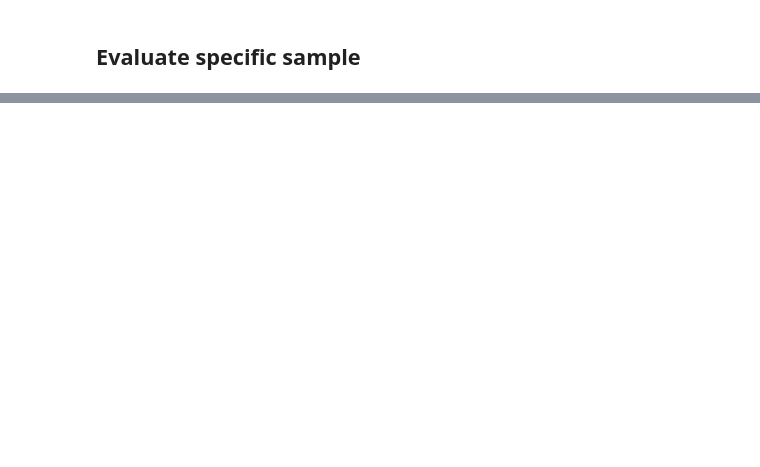
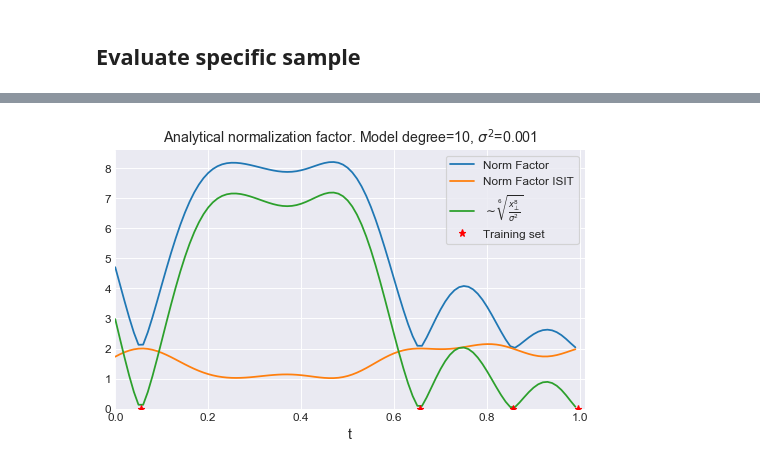
Before and after one commit to kobybibas/pnml_linear_regression_simulation, a Jupyter notebook: notebooks/pnml_min_norm_viz.ipynb, the cells around one changed output, grey strips where cells are left out. Cells and saved outputs as stored; diff of their text form; code cells hidden in the pictures; blank space fills up the shorter version.

```diff
--- a/notebooks/pnml_min_norm_viz.ipynb
+++ b/notebooks/pnml_min_norm_viz.ipynb
@@ -165,0 +182,37 @@ plt.show()
+# %%
+# Create data
+DataC = data_utils.data_type_dict[res['params']['data_type']]
+data_h = DataC(x_train, y_train, model_deg)
+phi_train = data_h.phi_train
+
+# Calculate minimum norm solution
+pnml_h = PnmlMinNorm(1.0, phi_train, y_train, 0.0, sigma_square)
+theta_mn = pnml_h.theta_erm
+
+# Calculate analytical regret
+phi_tests = [data_h.convert_point_to_features(x, model_deg) for x in res['x_test']]
+nfs = [calc_analytic_norm_factor(phi_train, phi_test, theta_mn, sigma_square) for phi_test in phi_tests]
+regrets = np.log(norm_factors)
+
+# Regret when \sigma^2 -> \inf
+nf0s = [calc_gamma_0_norm_factor(phi_train, phi_test) for phi_test in phi_tests]
+regrets_0 = np.log(nf0s)
+
+x_bot_square = [calc_x_bot_square(phi_train, phi_test) for phi_test in phi_tests]
+# %%
+fig, ax = plt.subplots(1, 1)
+ax.plot(res["x_test"], nfs, label='Norm Factor')
+ax.plot(res["x_test"], nf0s, label=r'Norm Factor ISIT')
+ax.plot(res["x_test"], np.array(nfs)-nf0s, label=r'$\sim \sqrt[6]{\frac{x_{\bot}^8}{\sigma^2}}$')
+# ax.plot(res["x_test"], x_bot_square, label=r'$x_{\bot}^2$')
+ax.plot(x_train, [0] * len(y_train), "r*", label='Training set')
+ax.set_ylim(bottom=0.0)
+ax.set_xlabel("t")
+# ax.set_ylabel('Norm Factor')
+ax.set_xlim(0.0,1.01)
+plt.title('Analytical normalization factor. Model degree={}, $\sigma^2$={}'.format(model_deg,sigma_square))
+plt.legend()
+plt.tight_layout()
+plt.show()
+# %% [output]
+[figure, added]
```
Also changed, not shown: parts of 10 cells of this notebook, 14 other files.
